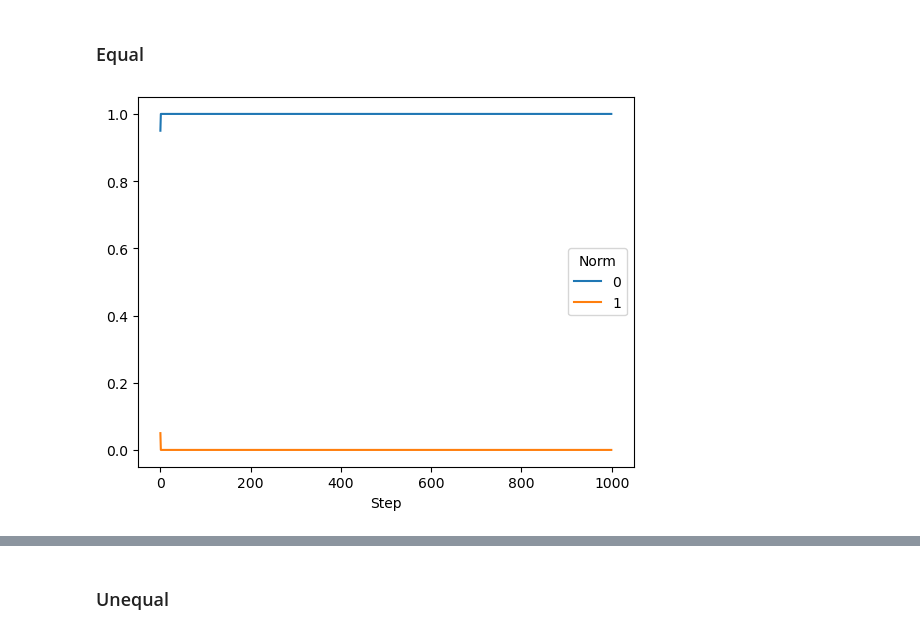
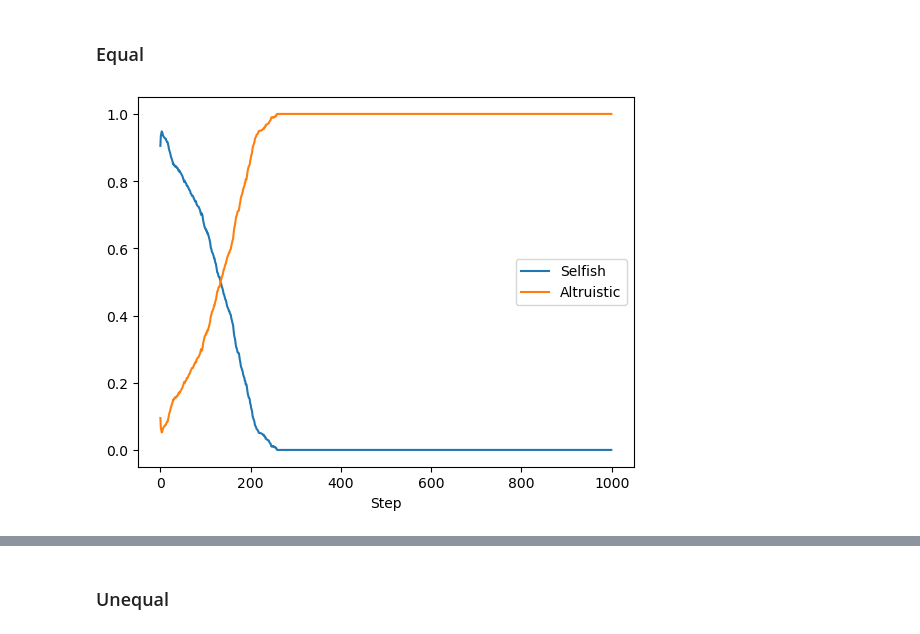
Before and after one commit to pollockDeVis/sfi_hw_normal_change, a Jupyter notebook: combined_model.ipynb, the cells around one changed output, grey strips where cells are left out. Saved outputs shown, nothing was run; the diff lists cells and outputs as text; code cells hidden in the pictures.

```diff
--- a/combined_model.ipynb
+++ b/combined_model.ipynb
@@ -198,35 +183,37 @@ class SocialNormModel(Model):
 # %%
 
 
 # Example usage
 params = {
-    "num_agents": 100, # Can increase this
+    "num_agents": 1000, # Can increase this
     "avg_node_degree": 4,
-    "rewiring_prob": 0.1,
+    "rewiring_prob": 0.05,
     "initial_wealth": 100, # Can be heterogenous
     "growth_rate": 0.01,
     "trade_ratio": 0.05,
-    "salary": 1, # This can vary
+    "salary": 0.1, #10, # This can vary
     "expenditure": 5,
     "donation_ratio": 0.01,
-    "ratio_of_altruistic_agents": 0.05, # Main thing that we change #0.152 to 0.153
+    "ratio_of_altruistic_agents": 0.10, # Main thing that we change #0.152 to 0.153
     "wealth_distribution": "equal"
 }
 
 timesteps = 1000
 model = SocialNormModel(**params)
 model.run_model(timesteps)
 
 # # Data collection results
 data = model.datacollector.get_agent_vars_dataframe()
 # print(data)
 
 # Plot the percentage of altruistic agents over time
 norm_counts = data.groupby("Step")["Norm"].value_counts(normalize=True).unstack().fillna(0)
 norm_counts.plot()
+# Change legend labels
+plt.legend(["Selfish", "Altruistic"])
 plt.show()
 # %% [output]
-[figure, old version]
+[figure, new version]
 # %%
 gini = model.datacollector.get_model_vars_dataframe()
 # Plot the Gini coefficient over time
```
Also changed, not shown: parts of 17 cells of this notebook, 8 other files.
